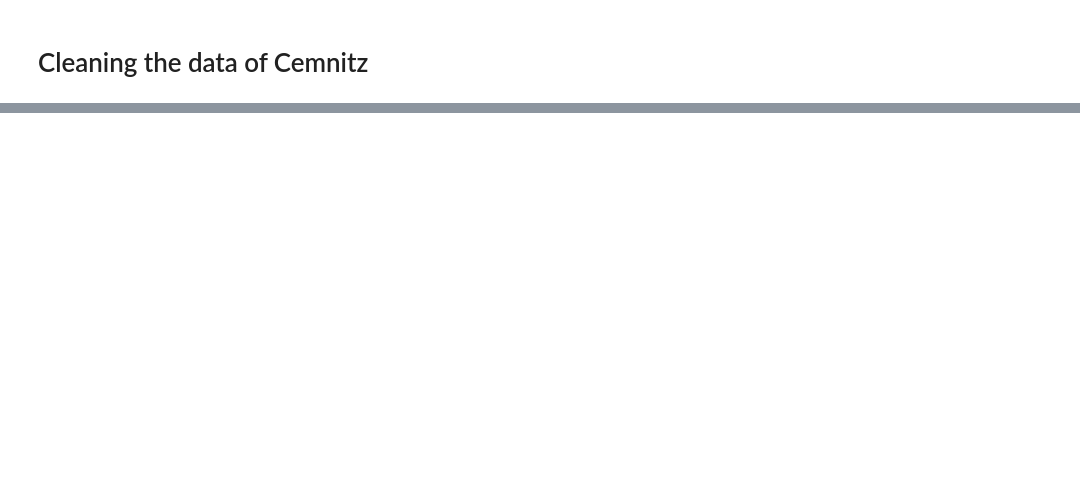
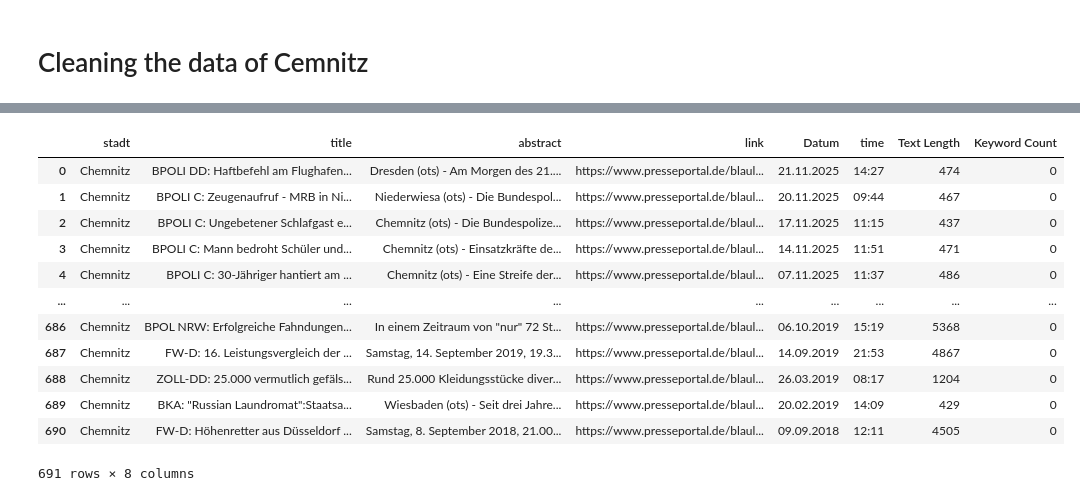
Before and after one commit to ichzann/DIS08_Data_modeling_7er_Gruppe, a Jupyter notebook: Daten_sets/blaulicht_scraping/clean_data_set.ipynb, the cells around one changed output, grey strips where cells are left out. Drawn from its saved outputs; the diff is of its cells as text; code cells hidden in the pictures; blank space fills up the shorter version.

Commit message:
blaulichtreport über cemnitz ist analyse fertig

```diff
--- a/Daten_sets/blaulicht_scraping/clean_data_set.ipynb
+++ b/Daten_sets/blaulicht_scraping/clean_data_set.ipynb
@@ -7,4 +8,5 @@ import re
 # %%
-unclean_cemnitz = pd.read_csv("ichzann/DIS08_Data_modeling_7er_Gruppe/Daten_sets/blaulicht_scraping/Chemnitz_blaulicht_scrape_2025-11-23.csv")
-unclean_cemnitz
+# Reading the csv
+cemnitz = pd.read_csv("https://raw.githubusercontent.com/ichzann/DIS08_Data_modeling_7er_Gruppe/main/Daten_sets/blaulicht_scraping/Chemnitz_blaulicht_scrape_2025-11-23.csv")
+cemnitz
 # %% [output]
@@ -11,0 +49,8 @@ FileNotFoundError: [Errno 2] No such file or directory: '../Chemnitz_blaulicht_s
+# %%
+# Old "datum" colum is dalated
+cemnitz = cemnitz.drop(columns="datum")
+# Adding essential colums
+cemnitz["Text Length"] = 0
+cemnitz["Keyword Count"] = 0
+
+cemnitz.head()
@@ -11,0 +66,25 @@ FileNotFoundError: [Errno 2] No such file or directory: '../Chemnitz_blaulicht_s
+# %%
+key_words = ["Drogen", "Droge", "kokain"]
+
+normalised_key_words = [i.lower() for i in key_words]
+
+
+
+for row in range(len(cemnitz)):
+    word_bag = cemnitz["title"][row]+cemnitz["abstract"][row]
+    word_bag_list = word_bag.split(" ")
+
+    clean_list = [w.strip('.,!?:;"').lower() for w in word_bag_list]
+
+    final_list = [w for w in clean_list if w.isalpha()]
+
+
+
+    normalised_word_bag_list = [word.lower() for word in final_list]
+    print(normalised_word_bag_list)
+
+    cemnitz["Text Length"][row] = len(cemnitz["title"][row]+cemnitz["abstract"][row])
+
+    for word in normalised_word_bag_list:
+        if word in normalised_key_words:
+            cemnitz["Keyword Count"][row] += 1
@@ -11,0 +126,16 @@ FileNotFoundError: [Errno 2] No such file or directory: '../Chemnitz_blaulicht_s
+# %%
+cemnitz
+# %% [output]
+|  | stadt | title | abstract | link | Datum | time | Text Length | Keyword Count |
+| 0 | Chemnitz | BPOLI DD: Haftbefehl am Flughafen... | Dresden (ots) - Am Morgen des 21.... | https://www.presseportal.de/blaul... | 21.11.2025 | 14:27 | 474 | 0 |
+| 1 | Chemnitz | BPOLI C: Zeugenaufruf - MRB in Ni... | Niederwiesa (ots) - Die Bundespol... | https://www.presseportal.de/blaul... | 20.11.2025 | 09:44 | 467 | 0 |
+| 2 | Chemnitz | BPOLI C: Ungebetener Schlafgast e... | Chemnitz (ots) - Die Bundespolize... | https://www.presseportal.de/blaul... | 17.11.2025 | 11:15 | 437 | 0 |
+| 3 | Chemnitz | BPOLI C: Mann bedroht Schüler und... | Chemnitz (ots) - Einsatzkräfte de... | https://www.presseportal.de/blaul... | 14.11.2025 | 11:51 | 471 | 0 |
+| 4 | Chemnitz | BPOLI C: 30-Jähriger hantiert am ... | Chemnitz (ots) - Eine Streife der... | https://www.presseportal.de/blaul... | 07.11.2025 | 11:37 | 486 | 0 |
+| ... | ... | ... | ... | ... | ... | ... | ... | ... |
+| 686 | Chemnitz | BPOL NRW: Erfolgreiche Fahndungen... | In einem Zeitraum von "nur" 72 St... | https://www.presseportal.de/blaul... | 06.10.2019 | 15:19 | 5368 | 0 |
+| 687 | Chemnitz | FW-D: 16. Leistungsvergleich der ... | Samstag, 14. September 2019, 19.3... | https://www.presseportal.de/blaul... | 14.09.2019 | 21:53 | 4867 | 0 |
+| 688 | Chemnitz | ZOLL-DD: 25.000 vermutlich gefäls... | Rund 25.000 Kleidungsstücke diver... | https://www.presseportal.de/blaul... | 26.03.2019 | 08:17 | 1204 | 0 |
+| 689 | Chemnitz | BKA: "Russian Laundromat":Staatsa... | Wiesbaden (ots) - Seit drei Jahre... | https://www.presseportal.de/blaul... | 20.02.2019 | 14:09 | 429 | 0 |
+| 690 | Chemnitz | FW-D: Höhenretter aus Düsseldorf ... | Samstag, 8. September 2018, 21.00... | https://www.presseportal.de/blaul... | 09.09.2018 | 12:11 | 4505 | 0 |
+691 rows × 8 columns
```
Also changed, not shown: parts of 9 cells of this notebook, 1 other file.
